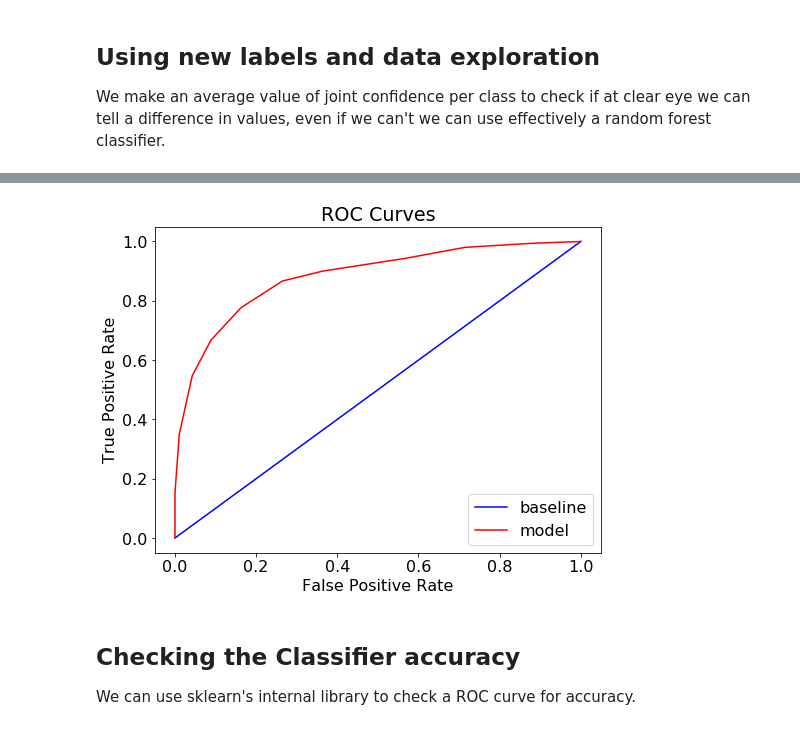
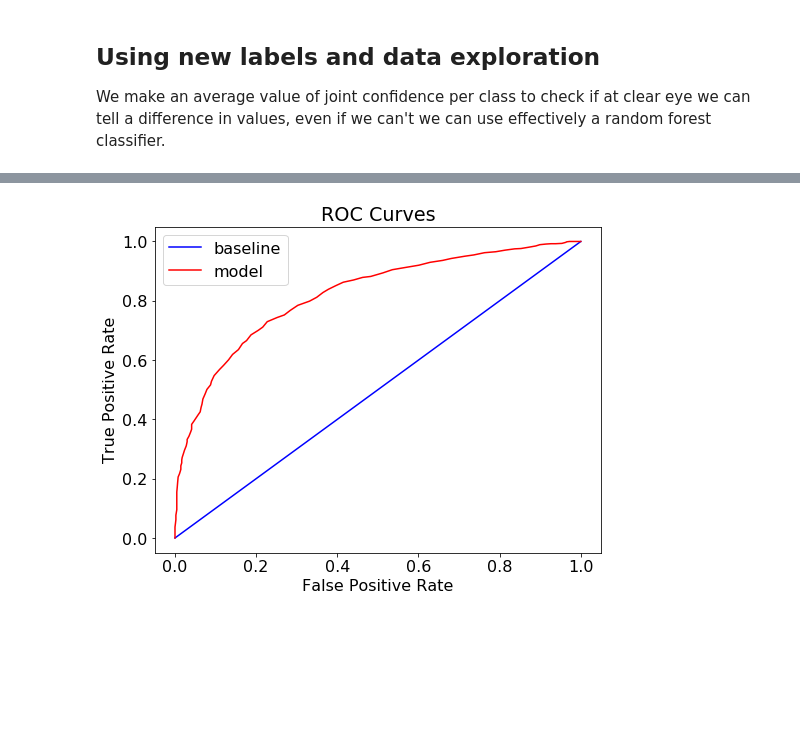
Before and after one commit to harrisonford/mybabybrain-model, a Jupyter notebook: classification_model.ipynb, the cells around one changed output, grey strips where cells are left out. Cells and saved outputs as stored; diff of their text form; code cells hidden in the pictures; blank space fills up the shorter version.

```diff
--- a/classification_model.ipynb
+++ b/classification_model.ipynb
@@ -106,6 +107,8 @@ import pandas as pd
 from sklearn.ensemble import RandomForestClassifier
 from sklearn.model_selection import train_test_split
 from qol import evaluate_model
+import pickle
+import json
 
 
 # get the data frame
@@ -117,33 +120,91 @@ classifying = 'is_normal'
 label = data[classifying].tolist()
 confidences = data['confidence'].tolist()
 joint_id = data['joint_id'].tolist()
+names = data['subject'].tolist()
 
 X = []
 y = []
+subject = []
+
 step = max(joint_id) + 1
 for index in range(0, len(label), step+1):
-    # this is how we mark trash data
-    if label[index] < 0 or np.any(np.isnan(confidences[index:index+step])):
+    # this is how we mark trash data if it has NaN or None
+    if label[index] < 0 or np.any(np.isnan(confidences[index:index+step])) or len(confidences[index:index+step])!=step:
         continue
     X.append(confidences[index:index+step])
     y.append(label[index])
+    subject.append(names[index])
+# save as numpy arrays to mask them later
+X = np.array(X)
+y = np.array(y)
+
+# check how balanced is the database
 print("abnormal ratio of data is {}".format(1 - (sum(y)/len(y))))
 
+# before splitting the data we group by subject, because we don't want the same subject inside the
+# train-test group
+last_label = y[0]
+grouped_indexes = []
+index_container = []
+grouped_labels = []
+last_index = None
+for index, _ in enumerate(y):
+    index_container.append(index)
+    last_index = index
+    if not last_label == y[index]:  # reset the container and stored subject
+        grouped_labels.append(last_label)
+        last_label = y[index]
+        grouped_indexes.append(index_container)
+        index_container = []
+grouped_indexes.append(index_container)  # appending the last container
+grouped_labels.append(last_label)
+
+# split the grouped indexes to get the train test groups
+train_group, test_group, _, _ = train_test_split(grouped_indexes, grouped_indexes, test_size=0.3,
+                                                 stratify=grouped_labels)
+# or we can split without caring about same subject in both sets
+
+# we take each group and flatten it and use it as mask to extract the real data
+train_mask = [an_index for a_list in train_group for an_index in a_list]
+test_mask = [an_index for a_list in test_group for an_index in a_list]
+
 # split data
-train, test, train_labels, test_labels = train_test_split(X, y, test_size=0.3)
+train = X[train_mask]
+train_labels = y[train_mask]
+test = X[test_mask]
+test_labels = y[test_mask]
+
+# or we can just use the simple way of separating data without caring about sane subject in two sets
+# uncomment if you're brave enough
+train, test, train_labels, test_labels = train_test_split(X, y, test_size=0.3, stratify=y)
+# as a debug ill save train in a file
+pd.DataFrame(data=train).to_csv('test.csv')
+
 # create the model with many many trees
-model = RandomForestClassifier(n_estimators=10, bootstrap=True, max_features='sqrt')
+model = RandomForestClassifier(n_estimators=100, bootstrap=True, max_features='sqrt')
 
 # fit on training data
 model.fit(train, train_labels)
 
 # calculate ROC for model
 train_prediction = model.predict(train)
-train_prob = model.predict_proba(train)[:, 1]
+train_prob = model.predict_proba(train)
+train_prob = train_prob[:, 1]
 
 prediction = model.predict(test)
-prob = model.predict_proba(test)[:, 1]
+prob = model.predict_proba(test)
+prob = prob[:, 1]
 
 evaluate_model(prediction, prob, train_prediction, train_prob, train_labels, test_labels,
                output='model_roc.png')
+
+# we save model with pickle, if this works badly we can use joblib too
+model_out = 'classification_model.pkl'
+pickle.dump(model, open(model_out, 'wb'))
+
+# we also save used data just in case we want to keep doing some analysis
+used_data = dict(train=train.tolist(), train_labels=train_labels.tolist(),
+                 test=test.tolist(), test_labels=test_labels.tolist())
+with open('classification_data.json', 'w') as f:
+    json.dump(used_data, f)
 # %% [output]
@@ -154,5 +215 @@ Roc Baseline: 0.5 Test: 0.88 Train: 1.0
-[figure, old version]
+[figure, new version]
-# %% [markdown]
-## Checking the Classifier accuracy
-
-We can use sklearn's internal library to check a ROC curve for accuracy.
```
Also changed, not shown: parts of 8 cells of this notebook, 1 other file.
